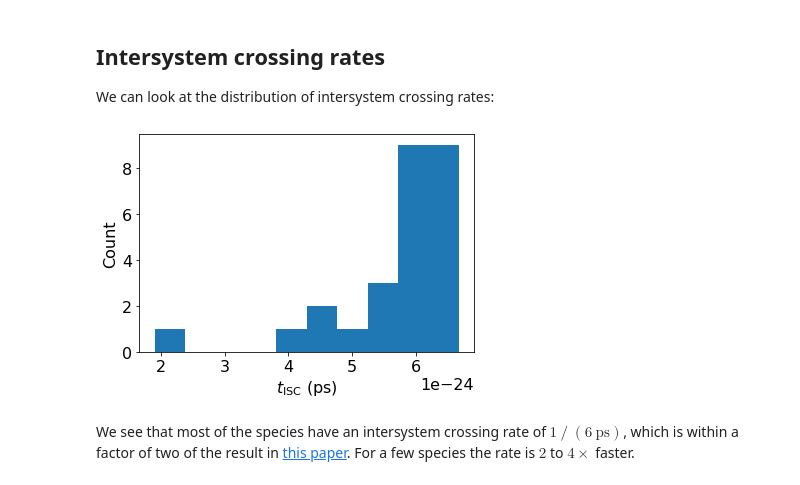
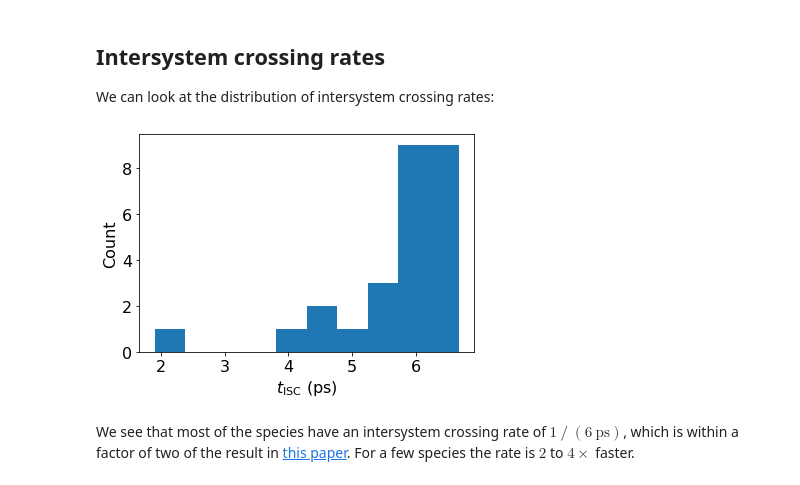
Before and after one commit to learningmatter-mit/azo_barriers, a Jupyter notebook: tutorials/02_analyzing_our_results.ipynb, the cells around one changed output. Drawn from its saved outputs; the diff is of its cells as text; code cells hidden in the pictures.

```diff
--- a/tutorials/02_analyzing_our_results.ipynb
+++ b/tutorials/02_analyzing_our_results.ipynb
@@ -53,14 +53,14 @@ The peak is at $-40 \ \mathrm{J} \  / \ (\mathrm{mol \ K})$, which is the measur
 ## Intersystem crossing rates
 We can look at the distribution of intersystem crossing rates:
 # %%
-t_isc_list = np.array(get_quants(info, 't_isc')) / 1e12
+t_isc_list = np.array(get_quants(info, 't_isc')) / 1e-12
 
 plt.hist(t_isc_list)
 plt.xlabel("$t_{\mathrm{ISC}} \ (\mathrm{ps})$")
 plt.ylabel("Count")
 plt.show()
 # %% [output]
-[figure, old version]
+[figure, new version]
 # %% [markdown]
 We see that most of the species have an intersystem crossing rate of $1 \ / \ (6  \ \mathrm{ps})$, which is within a factor of two of the result in [this paper](https://pubs.acs.org/doi/full/10.1021/ja038327y). For a few species the rate is $2$ to $4\times$ faster.
 # %% [markdown]
```
Also changed, not shown: 1 other file.
